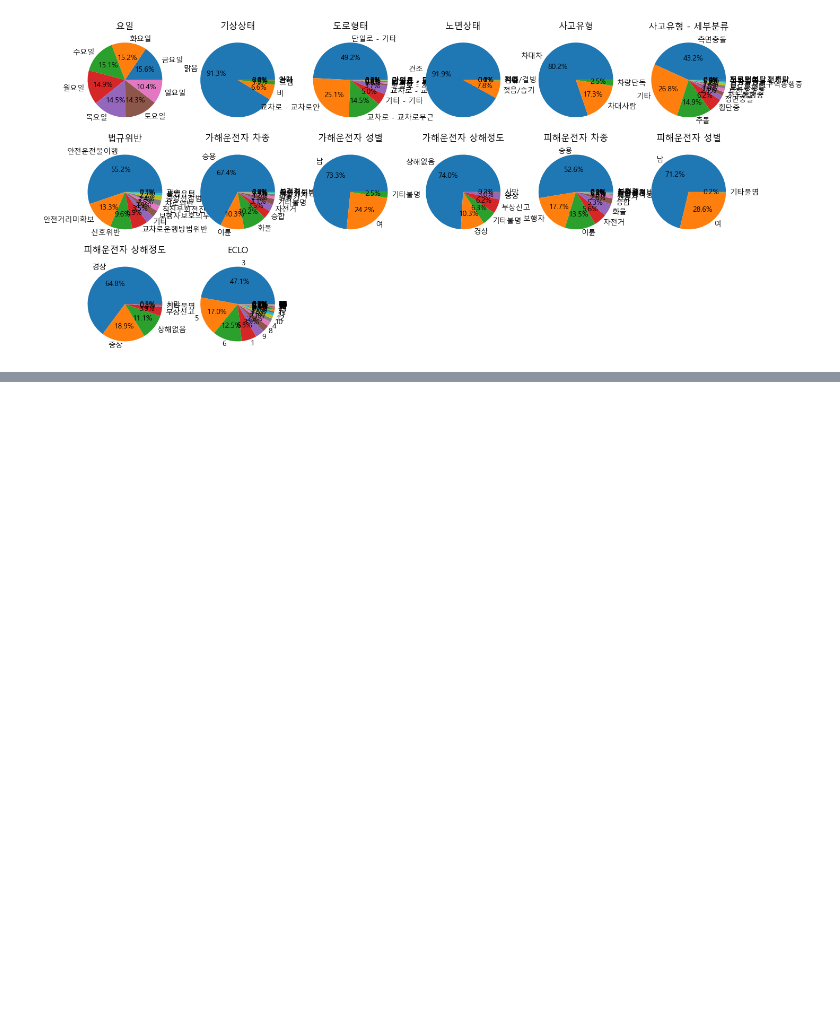
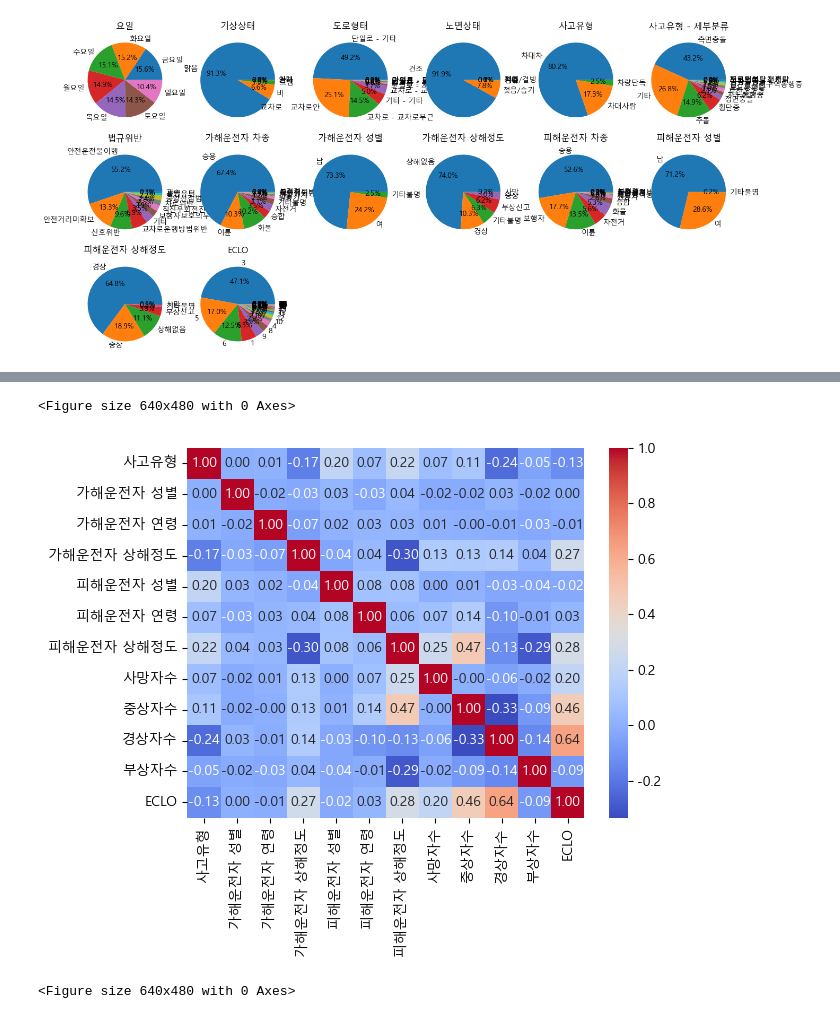
Before and after one commit to johann-wg/Dacon, a Jupyter notebook: Daegu/2_DL.ipynb, the cells around one changed output, grey strips where cells are left out. Saved outputs shown, nothing was run; the diff lists cells and outputs as text; code cells hidden in the pictures; blank space fills up the shorter version.

```diff
--- a/Daegu/2_DL.ipynb
+++ b/Daegu/2_DL.ipynb
@@ -351,0 +163,22 @@ ValueError: in user code:
+# %%
+train['피해운전자 연령'] = [i.replace('세', '') for i in train['피해운전자 연령']]
+train['피해운전자 연령'] = train['피해운전자 연령'].astype(int)
+
+train['가해운전자 연령'] = [i.replace('세', '') for i in train['가해운전자 연령']]
+train['가해운전자 연령'] = train['가해운전자 연령'].astype(int)
+
+accident['피해운전자 연령'] = [i.replace('세', '') for i in accident['피해운전자 연령']]
+accident['피해운전자 연령'] = accident['피해운전자 연령'].astype(int)
+
+accident['가해운전자 연령'] = [i.replace('세', '') for i in accident['가해운전자 연령']]
+accident['가해운전자 연령'] = accident['가해운전자 연령'].astype(int)
+# %%
+train['가해운전자 성별'] = train['가해운전자 성별'].apply(lambda x: 0 if x == '남' else 1 if x == '여' else 2)
+train['피해운전자 성별'] = train['피해운전자 성별'].apply(lambda x: 0 if x == '남' else 1 if x == '여' else 2)
+accident['피해운전자 성별'] = accident['피해운전자 성별'].apply(lambda x: 0 if x == '남' else 1 if x == '여' else 2)
+accident['가해운전자 성별'] = accident['가해운전자 성별'].apply(lambda x: 0 if x == '남' else 1 if x == '여' else 2)
+# %%
+train['가해운전자 상해정도'] = train['가해운전자 상해정도'].apply(lambda x: 0 if x == '상해없음' else 1 if x == '부상신고' or x == '기타불명' else 3 if x == '경상' else 5 if x == '중상' else 10)
+train['피해운전자 상해정도'] = train['피해운전자 상해정도'].apply(lambda x: 0 if x == '상해없음' else 1 if x == '부상신고' or x == '기타불명' else 3 if x == '경상' else 5 if x == '중상' else 10)
+accident['피해운전자 상해정도'] = accident['피해운전자 상해정도'].apply(lambda x: 0 if x == '상해없음' else 1 if x == '부상신고' or x == '기타불명' else 3 if x == '경상' else 5 if x == '중상' else 10)
+accident['가해운전자 상해정도'] = accident['가해운전자 상해정도'].apply(lambda x: 0 if x == '상해없음' else 1 if x == '부상신고' or x == '기타불명' else 3 if x == '경상' else 5 if x == '중상' else 10)
@@ -351,0 +190,12 @@ ValueError: in user code:
+# %%
+accident['사고유형'] = accident['사고유형'].apply(lambda x: 0 if x == '차대차' else 1 if '차대사람' else 2)
+train['사고유형'] = train['사고유형'].apply(lambda x: 0 if x == '차대차' else 1  if'차대사람' else 2)
+test['사고유형'] = test['사고유형'].apply(lambda x: 0 if x == '차대차' else 1 if '차대사람' else 2)
+# %%
+plt.figure()
+sns.heatmap(train.corr(numeric_only=True), cmap='coolwarm', annot=True, fmt='.2f')
+plt.figure()
+# %% [output]
+<Figure size 640x480 with 0 Axes>
+[figure, added]
+<Figure size 640x480 with 0 Axes>
```
Also changed, not shown: parts of 38 cells of this notebook, 12 other files.
